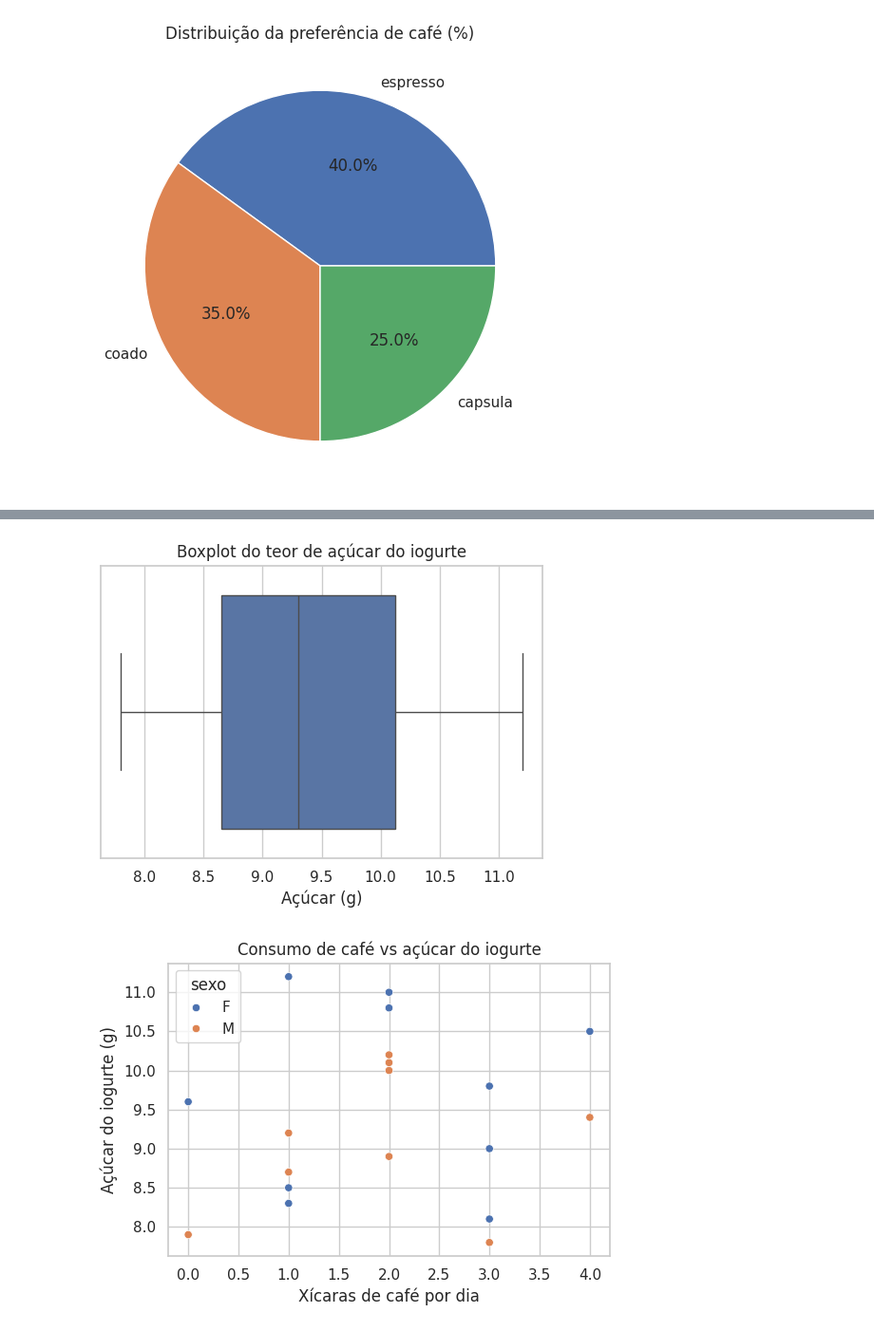
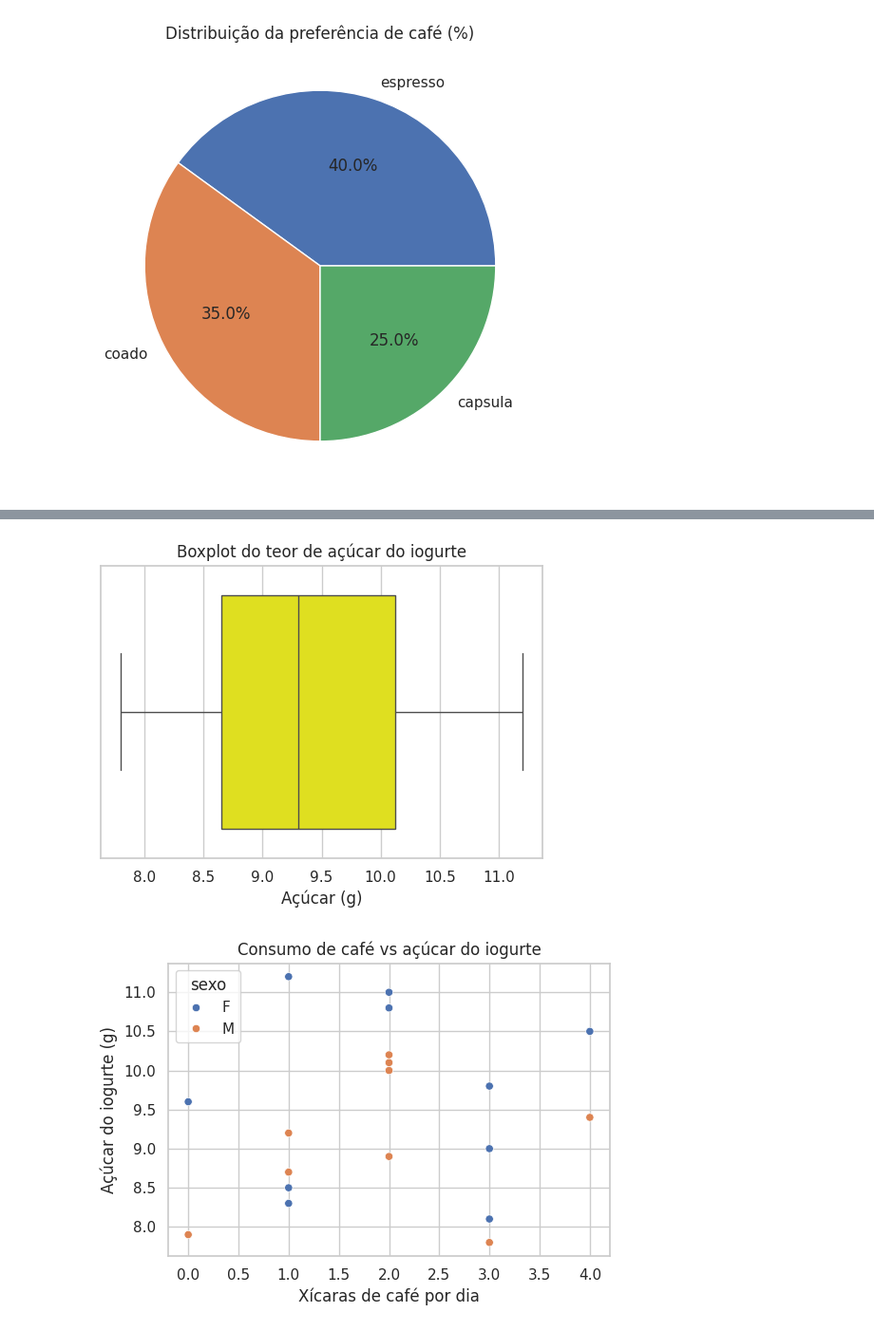
Before and after one commit to clobos/Alimentos_2026, a Jupyter notebook: semana02.ipynb, the cells around one changed output, grey strips where cells are left out. Shown at 95% size. Drawn from its saved outputs; the diff is of its cells as text; code cells hidden in the pictures.

```diff
--- a/semana02.ipynb
+++ b/semana02.ipynb
@@ -148,11 +179,11 @@ plt.show()
 # %%
 plt.figure(figsize=(6,4))
-sns.boxplot(data=dados, x="acucar_iogurte_g")
+sns.boxplot(data=dados, x="acucar_iogurte_g", color="yellow")
 plt.title("Boxplot do teor de açúcar do iogurte")
 plt.xlabel("Açúcar (g)")
 plt.show()
 # %% [output]
-[figure, old version]
+[figure, new version]
 # %%
 plt.figure(figsize=(6,4))
 sns.scatterplot(data=dados, x="xic_cafe_dia", y="acucar_iogurte_g", hue="sexo")
```
Also changed, not shown: parts of 6 cells of this notebook.
